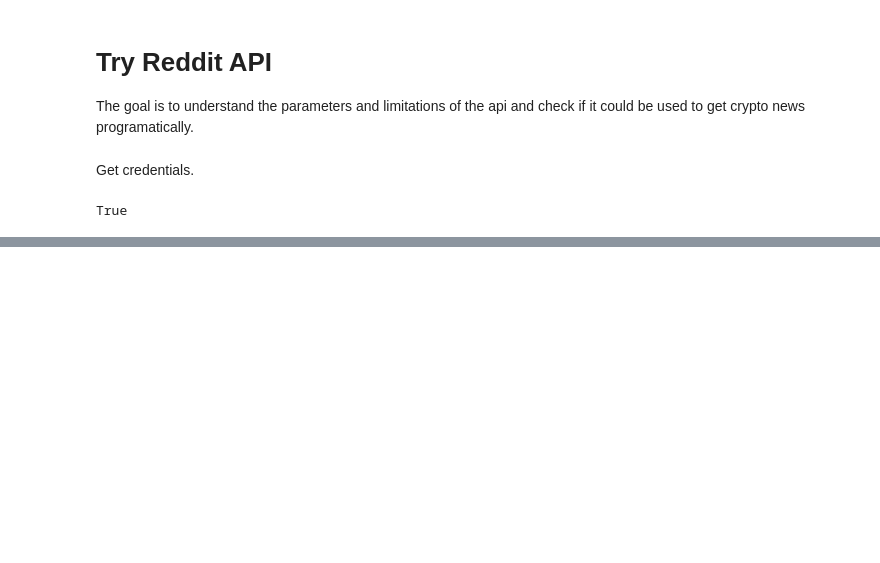
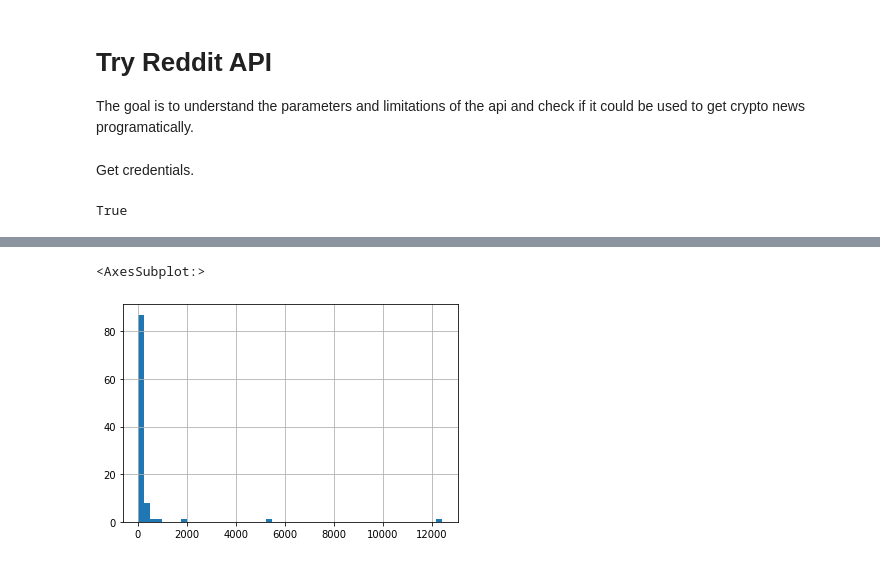
Before and after one commit to kenxben/crypto-news-bot, a Jupyter notebook: notebooks/reddit_api.ipynb, the cells around one changed output, grey strips where cells are left out. Drawn from its saved outputs; the diff is of its cells as text; code cells hidden in the pictures; blank space fills up the shorter version.

```diff
--- a/notebooks/reddit_api.ipynb
+++ b/notebooks/reddit_api.ipynb
@@ -75 +77,6 @@ news_df
 100 rows × 11 columns
+# %%
+news_df.score.hist(bins=50)
+# %% [output]
+<AxesSubplot:>
+[figure, added]
```
Also changed, not shown: parts of 16 cells of this notebook.
